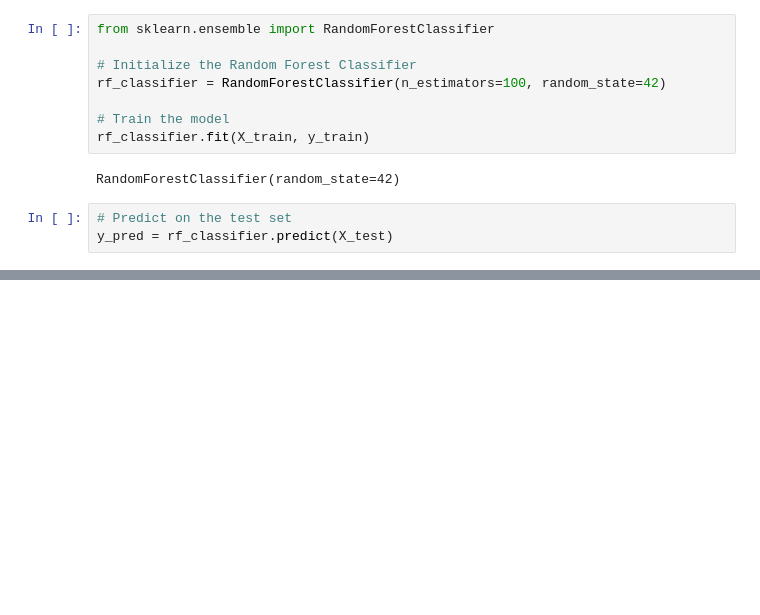
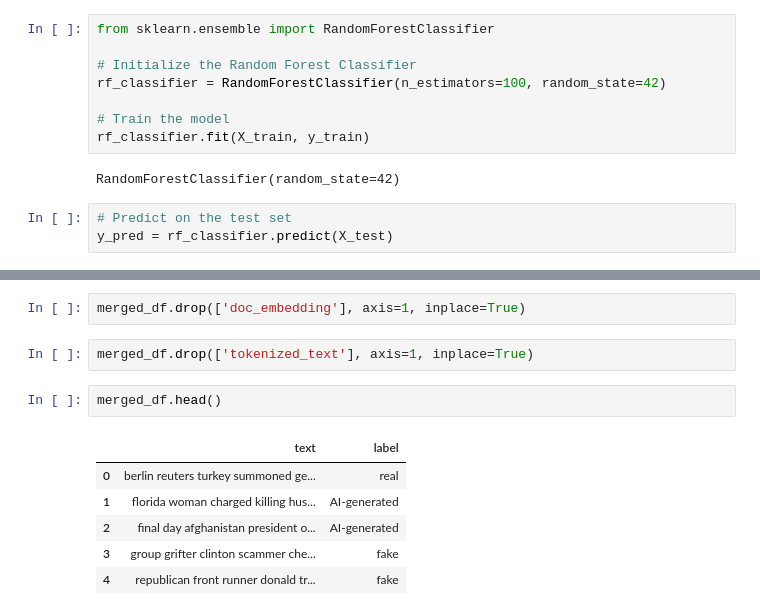
Before and after one commit to yasmine-11/FP-Fake-News-Detection, a Jupyter notebook: Fake-News-Detection.ipynb, the cells around one changed output, grey strips where cells are left out. Saved outputs shown, nothing was run; the diff lists cells and outputs as text; blank space fills up the shorter version.

```diff
--- a/Fake-News-Detection.ipynb
+++ b/Fake-News-Detection.ipynb
@@ -881,0 +931,13 @@ weighted avg       0.82      0.82      0.82     13808
+# %%
+merged_df.drop(['doc_embedding'], axis=1, inplace=True)
+# %%
+merged_df.drop(['tokenized_text'], axis=1, inplace=True)
+# %%
+merged_df.head()
+# %% [output]
+|  | text | label |
+| 0 | berlin reuters turkey summoned ge... | real |
+| 1 | florida woman charged killing hus... | AI-generated |
+| 2 | final day afghanistan president o... | AI-generated |
+| 3 | group grifter clinton scammer che... | fake |
+| 4 | republican front runner donald tr... | fake |
```
Also changed, not shown: parts of 39 cells of this notebook.
